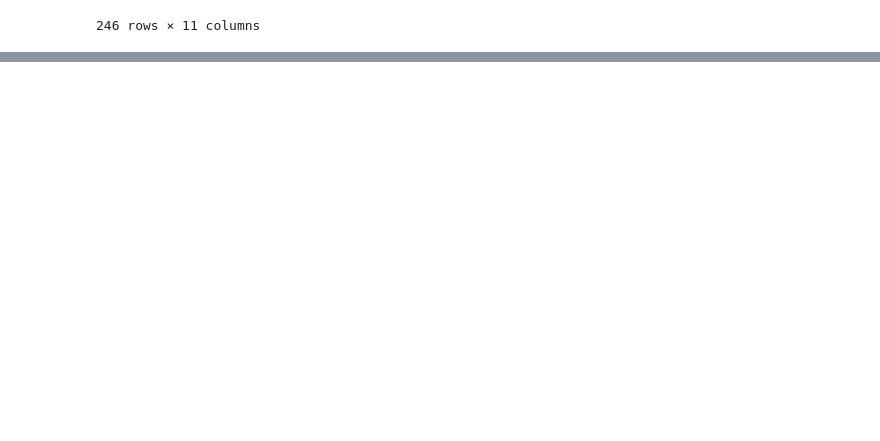
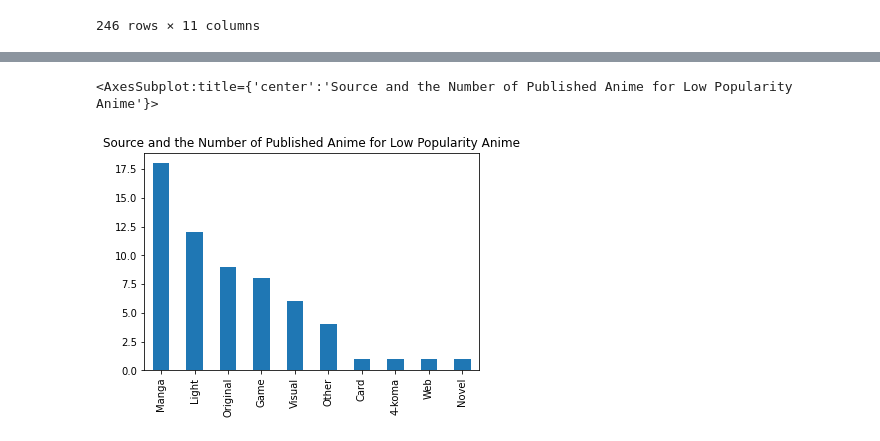
Before and after one commit to TamirIsCool/DataScIntro, a Jupyter notebook: Classification/WebScraping/prediction_groundwork_for_tommorow.ipynb, the cells around one changed output, grey strips where cells are left out. Saved outputs shown, nothing was run; the diff lists cells and outputs as text; code cells hidden in the pictures; blank space fills up the shorter version.

```diff
--- a/Classification/WebScraping/prediction_groundwork_for_tommorow.ipynb
+++ b/Classification/WebScraping/prediction_groundwork_for_tommorow.ipynb
@@ -161,0 +162,3 @@ source_appearances[source_appearances>10].plot(kind = 'bar')
+# %%
+df_lowpop = df[df['Popularity']<2500]
+df_lowpop
@@ -161,0 +179,7 @@ source_appearances[source_appearances>10].plot(kind = 'bar')
+# %%
+plt.title('Source and the Number of Published Anime for Low Popularity Anime')
+source_appearances = df_lowpop['Source Type'].value_counts()
+source_appearances.plot(kind = 'bar')
+# %% [output]
+<AxesSubplot:title={'center':'Source and the Number of Published Anime for Low Popularity Anime'}>
+[figure, added]
```
Also changed, not shown: parts of 3 cells of this notebook.
